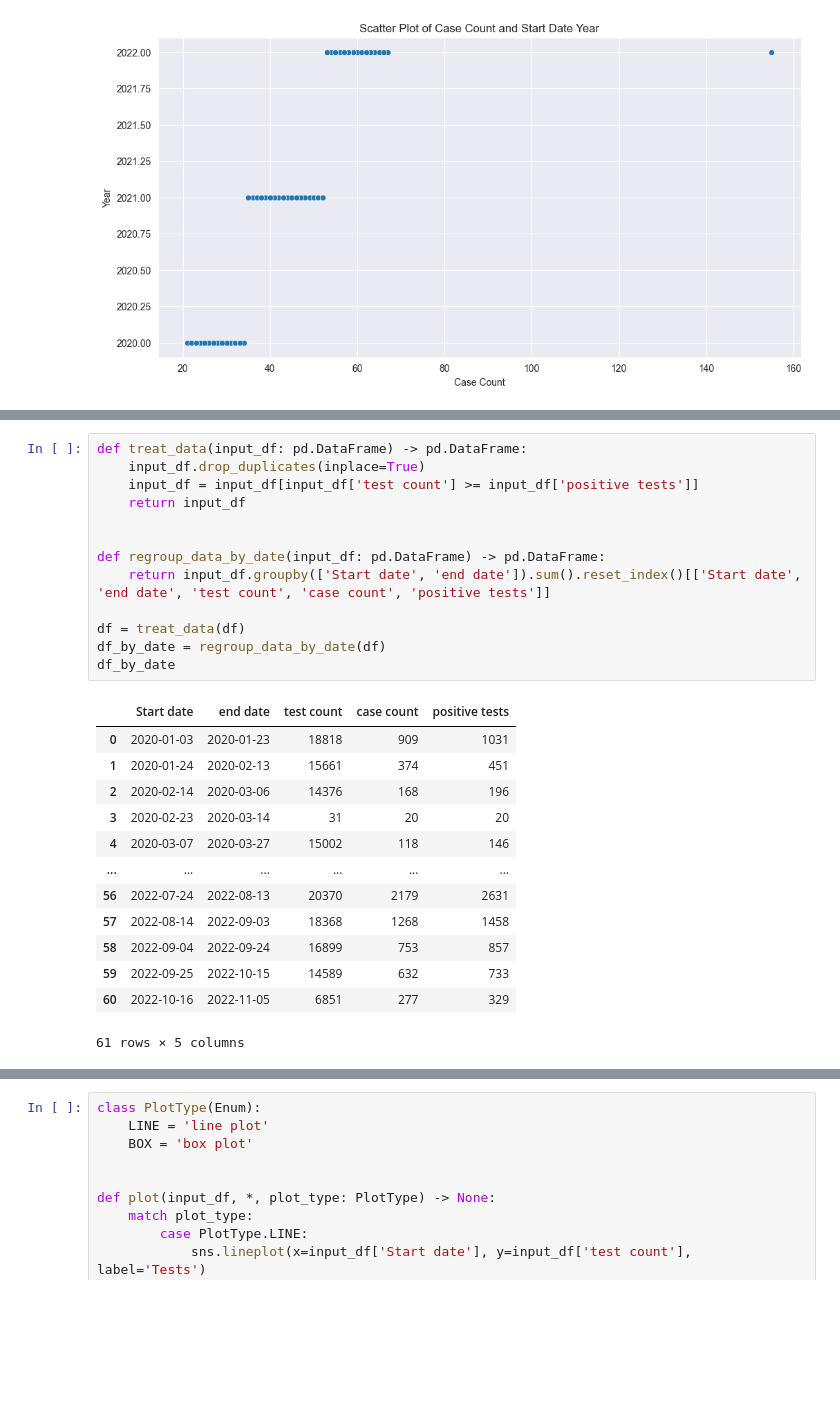
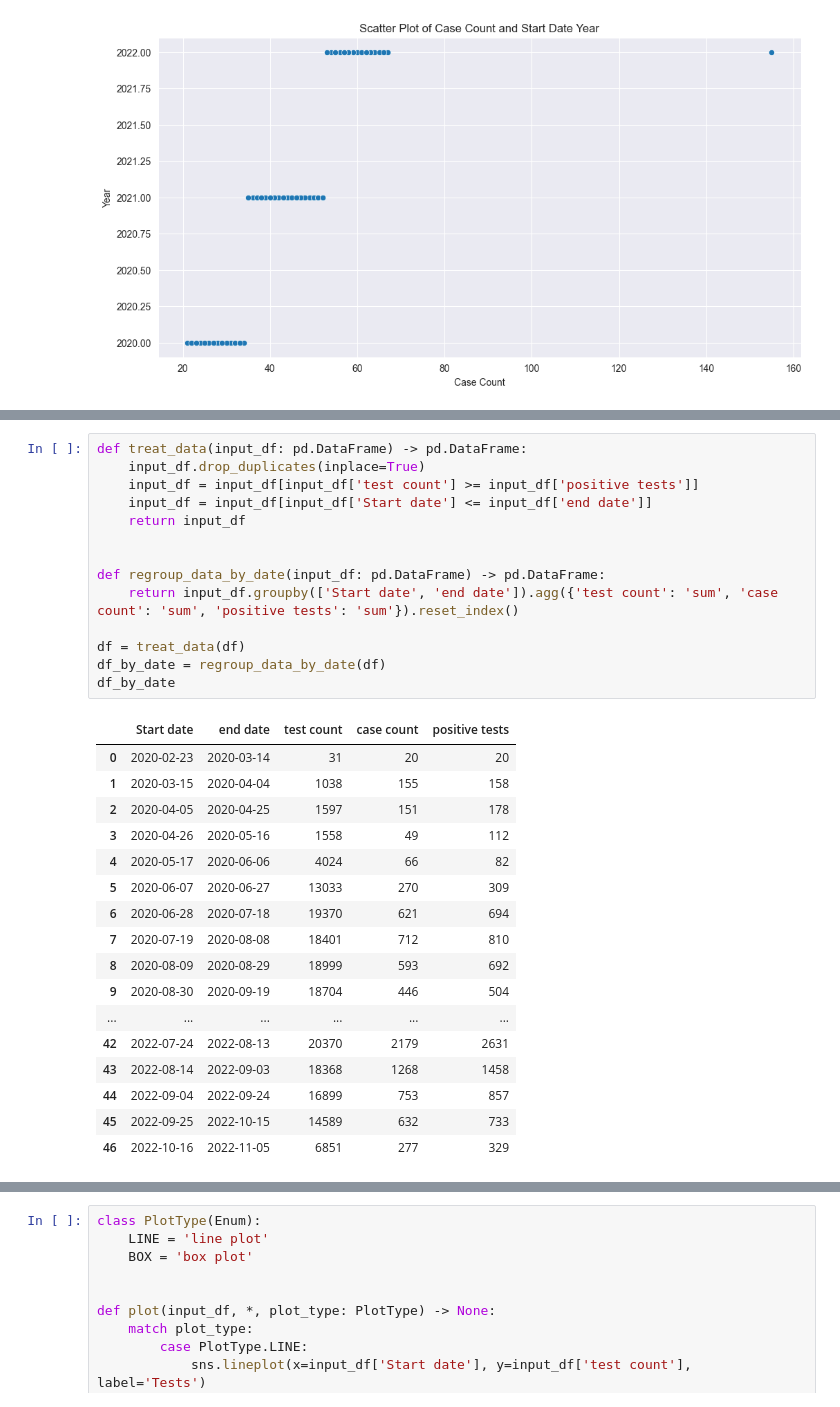
Before and after one commit to Mounir-charef/data_mining, a Jupyter notebook: notebooks/part1-2.ipynb, the cells around one changed output, grey strips where cells are left out. Cells and saved outputs as stored; diff of their text form; blank space fills up the shorter version.

```diff
--- a/notebooks/part1-2.ipynb
+++ b/notebooks/part1-2.ipynb
@@ -204,30 +232,35 @@ memory usage: 24.9 KB
 # %%
 def treat_data(input_df: pd.DataFrame) -> pd.DataFrame:
     input_df.drop_duplicates(inplace=True)
     input_df = input_df[input_df['test count'] >= input_df['positive tests']]
+    input_df = input_df[input_df['Start date'] <= input_df['end date']]
     return input_df
 
 
 def regroup_data_by_date(input_df: pd.DataFrame) -> pd.DataFrame:
-    return input_df.groupby(['Start date', 'end date']).sum().reset_index()[['Start date', 'end date', 'test count', 'case count', 'positive tests']]
+    return input_df.groupby(['Start date', 'end date']).agg({'test count': 'sum', 'case count': 'sum', 'positive tests': 'sum'}).reset_index()
 
 df = treat_data(df)
 df_by_date = regroup_data_by_date(df)
 df_by_date
 # %% [output]
 |  | Start date | end date | test count | case count | positive tests |
-| 0 | 2020-01-03 | 2020-01-23 | 18818 | 909 | 1031 |
-| 1 | 2020-01-24 | 2020-02-13 | 15661 | 374 | 451 |
-| 2 | 2020-02-14 | 2020-03-06 | 14376 | 168 | 196 |
-| 3 | 2020-02-23 | 2020-03-14 | 31 | 20 | 20 |
-| 4 | 2020-03-07 | 2020-03-27 | 15002 | 118 | 146 |
+| 0 | 2020-02-23 | 2020-03-14 | 31 | 20 | 20 |
+| 1 | 2020-03-15 | 2020-04-04 | 1038 | 155 | 158 |
+| 2 | 2020-04-05 | 2020-04-25 | 1597 | 151 | 178 |
+| 3 | 2020-04-26 | 2020-05-16 | 1558 | 49 | 112 |
+| 4 | 2020-05-17 | 2020-06-06 | 4024 | 66 | 82 |
+| 5 | 2020-06-07 | 2020-06-27 | 13033 | 270 | 309 |
+| 6 | 2020-06-28 | 2020-07-18 | 19370 | 621 | 694 |
+| 7 | 2020-07-19 | 2020-08-08 | 18401 | 712 | 810 |
+| 8 | 2020-08-09 | 2020-08-29 | 18999 | 593 | 692 |
+| 9 | 2020-08-30 | 2020-09-19 | 18704 | 446 | 504 |
 | ... | ... | ... | ... | ... | ... |
-| 56 | 2022-07-24 | 2022-08-13 | 20370 | 2179 | 2631 |
-| 57 | 2022-08-14 | 2022-09-03 | 18368 | 1268 | 1458 |
-| 58 | 2022-09-04 | 2022-09-24 | 16899 | 753 | 857 |
-| 59 | 2022-09-25 | 2022-10-15 | 14589 | 632 | 733 |
-| 60 | 2022-10-16 | 2022-11-05 | 6851 | 277 | 329 |
+| 42 | 2022-07-24 | 2022-08-13 | 20370 | 2179 | 2631 |
+| 43 | 2022-08-14 | 2022-09-03 | 18368 | 1268 | 1458 |
+| 44 | 2022-09-04 | 2022-09-24 | 16899 | 753 | 857 |
+| 45 | 2022-09-25 | 2022-10-15 | 14589 | 632 | 733 |
+| 46 | 2022-10-16 | 2022-11-05 | 6851 | 277 | 329 |
-61 rows × 5 columns
 # %%
 df.info()
 # %% [output]
```
Also changed, not shown: parts of 10 cells of this notebook.
